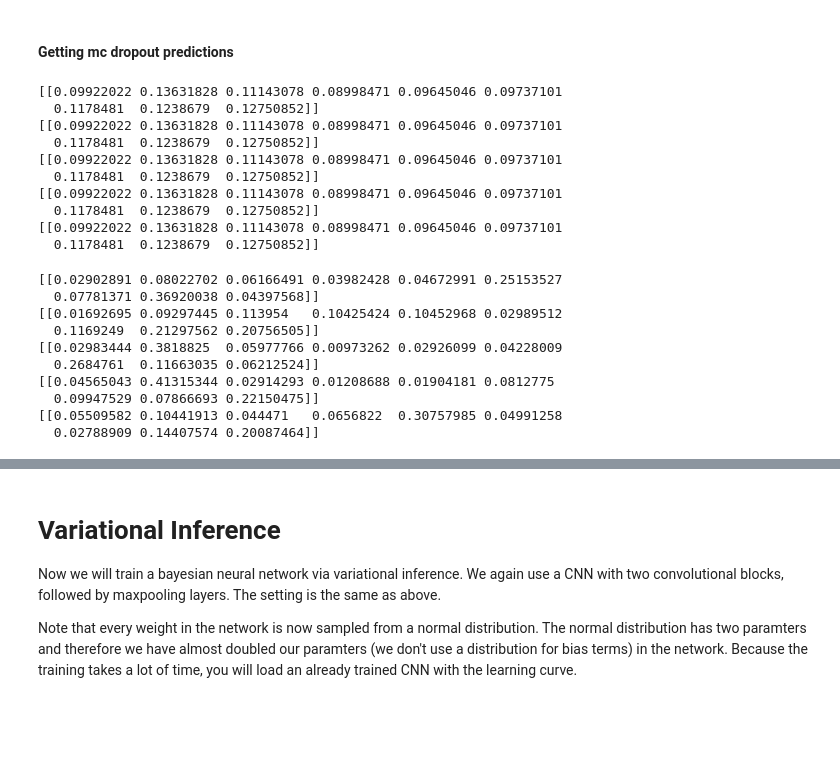
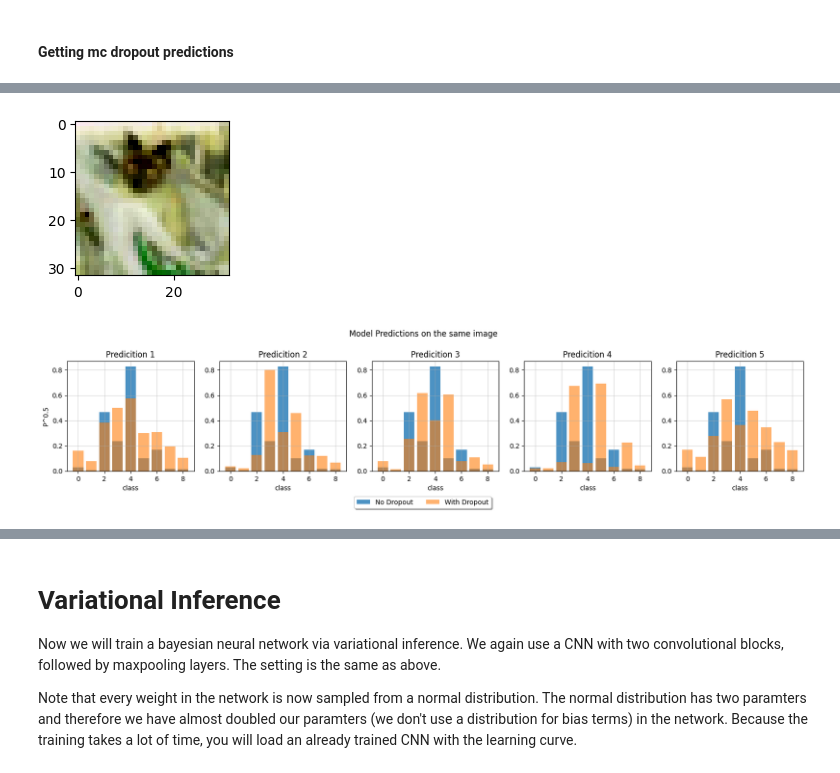
Before and after one commit to tensorchiefs/dl_course_2024, a Jupyter notebook: notebooks/17_cifar10_classification_mc_and_vi_sol.ipynb, the cells around one changed output, grey strips where cells are left out. Cells and saved outputs as stored; diff of their text form; code cells hidden in the pictures; blank space fills up the shorter version.

```diff
--- a/notebooks/17_cifar10_classification_mc_and_vi_sol.ipynb
+++ b/notebooks/17_cifar10_classification_mc_and_vi_sol.ipynb
@@ -442,31 +724,25 @@ import tensorflow.keras.backend as K
 model_mc_pred = K.function([model_mc.input, K.learning_phase()], [model_mc.output])
 # %%
 #no dropout at test time (0)
+preds_no_drop,preds_drop=[],[]
 for i in range(0,5):
-  print(model_mc_pred([x_train[0:1],0])[0])
+  preds_no_drop.append(np.sqrt(model_mc_pred([x_train[0:1],0])[0]))
+  preds_drop.append(np.sqrt(model_mc_pred([x_train[0:1],1])[0]))
-# %% [output]
-[[0.09922022 0.13631828 0.11143078 0.08998471 0.09645046 0.09737101
-  0.1178481  0.1238679  0.12750852]]
-[[0.09922022 0.13631828 0.11143078 0.08998471 0.09645046 0.09737101
-  0.1178481  0.1238679  0.12750852]]
-[[0.09922022 0.13631828 0.11143078 0.08998471 0.09645046 0.09737101
-  0.1178481  0.1238679  0.12750852]]
-[[0.09922022 0.13631828 0.11143078 0.08998471 0.09645046 0.09737101
-  0.1178481  0.1238679  0.12750852]]
-[[0.09922022 0.13631828 0.11143078 0.08998471 0.09645046 0.09737101
-  0.1178481  0.1238679  0.12750852]]
-# %%
-#dropout at test time (1)
-for i in range(0,5):
-  print(model_mc_pred([x_train[0:1],1])[0])
-# %% [output]
-[[0.02902891 0.08022702 0.06166491 0.03982428 0.04672991 0.25153527
-  0.07781371 0.36920038 0.04397568]]
-[[0.01692695 0.09297445 0.113954   0.10425424 0.10452968 0.02989512
-  0.1169249  0.21297562 0.20756505]]
-[[0.02983444 0.3818825  0.05977766 0.00973262 0.02926099 0.04228009
-  0.2684761  0.11663035 0.06212524]]
-[[0.04565043 0.41315344 0.02914293 0.01208688 0.01904181 0.0812775
-  0.09947529 0.07866693 0.22150475]]
-[[0.05509582 0.10441913 0.044471   0.0656822  0.30757985 0.04991258
-  0.02788909 0.14407574 0.20087464]]
+# %%
+plt.figure(figsize=(3, 2))
+plt.imshow(x_train[0:1].squeeze())
+plt.show()
+fig, axs = plt.subplots(1, 5, figsize=(20,3))
+for i, (values1, values2) in enumerate(zip(preds_no_drop, preds_drop)):
+    indexes = np.arange(len(values1[0]))
+    axs[i].grid(True,alpha=0.5)
+    axs[i].bar(indexes, values1.flatten(), alpha=0.8, label='No Dropout')
+    axs[i].bar(indexes, values2.flatten(), alpha=0.6, label='With Dropout')
+    axs[i].set_xlabel('class')
+    axs[i].set_ylabel('P^0.5') if i==0 else axs[i].set_ylabel('')
+    axs[i].set_title(f'Predicition {i+1}')
+
+plt.suptitle('Model Predictions on the same image', y=1.1)
+plt.legend(loc='upper center', bbox_to_anchor=(-2, -0.2), shadow=True, ncol=2)
+plt.show()
+# %% [output]
@@ -473,3 +750,5 @@ for i in range(0,5):
+[figure, added]
+[figure, added]
 # %%
 train_mc=False
 
```
Also changed, not shown: parts of 61 cells of this notebook.
